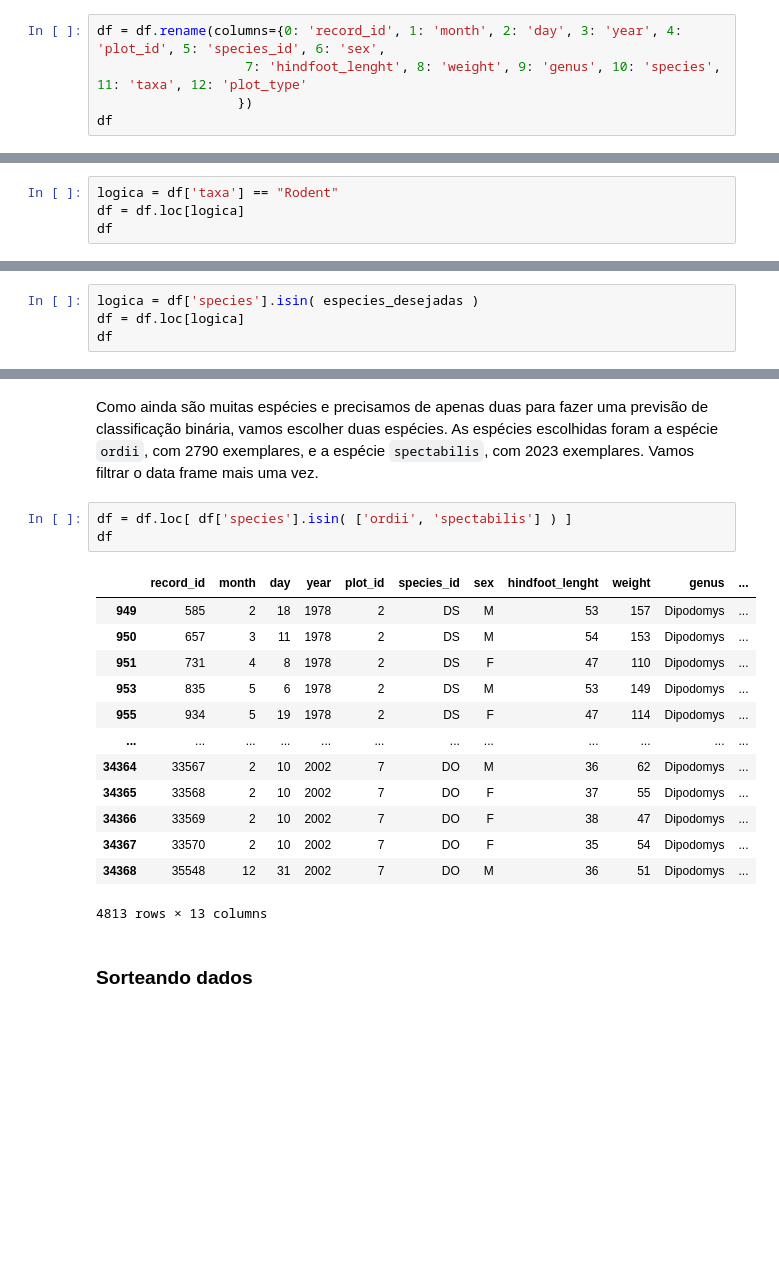
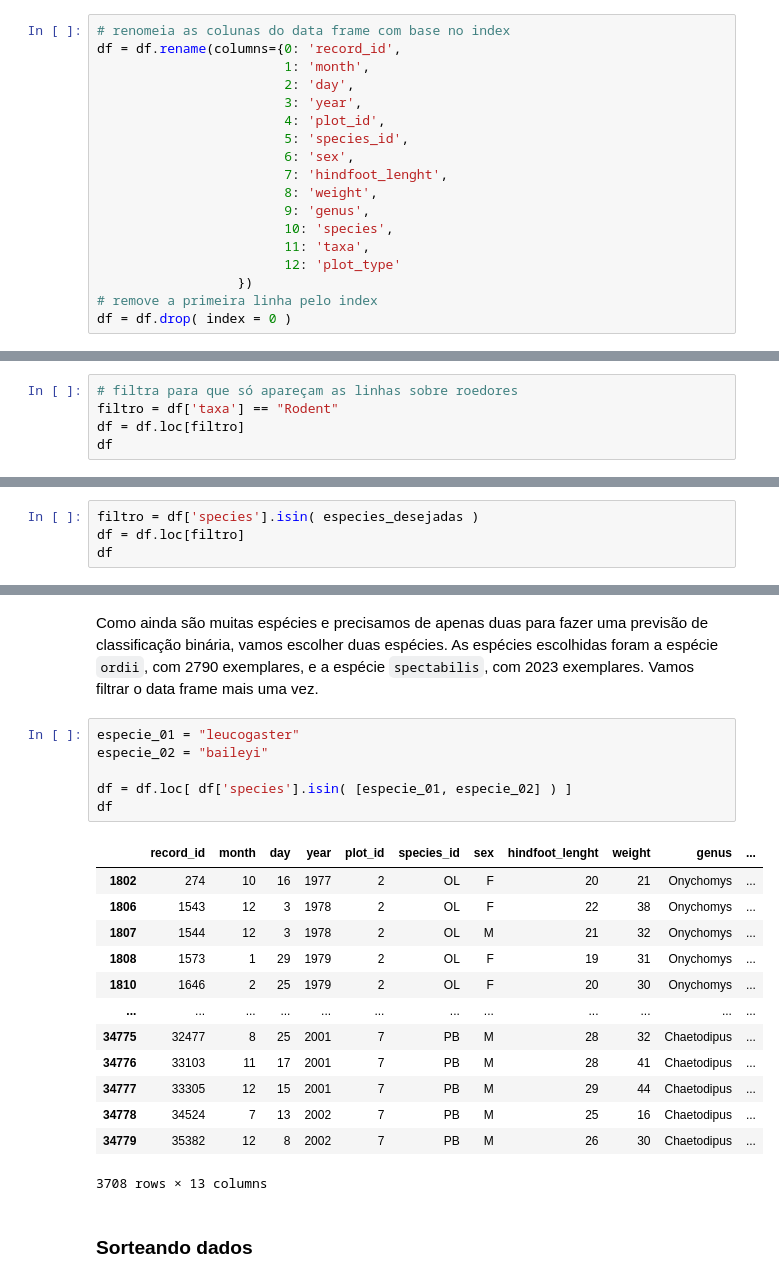
Before and after one commit to helocano/cubo-gelatinoso, a Jupyter notebook: CuboGelatinoso_HeloisaCano.ipynb, the cells around one changed output, grey strips where cells are left out. Saved outputs shown, nothing was run; the diff lists cells and outputs as text; blank space fills up the shorter version.

```diff
--- a/CuboGelatinoso_HeloisaCano.ipynb
+++ b/CuboGelatinoso_HeloisaCano.ipynb
@@ -115,5 +142,18 @@ Agora que lemos o arquivo, podemos perceber que as colunas estão com números c
 # %%
-df = df.rename(columns={0: 'record_id', 1: 'month', 2: 'day', 3: 'year', 4: 'plot_id', 5: 'species_id', 6: 'sex',
-                   7: 'hindfoot_lenght', 8: 'weight', 9: 'genus', 10: 'species', 11: 'taxa', 12: 'plot_type'
+# renomeia as colunas do data frame com base no index
+df = df.rename(columns={0: 'record_id',
+                        1: 'month',
+                        2: 'day',
+                        3: 'year',
+                        4: 'plot_id',
+                        5: 'species_id',
+                        6: 'sex',
+                        7: 'hindfoot_lenght',
+                        8: 'weight',
+                        9: 'genus',
+                        10: 'species',
+                        11: 'taxa',
+                        12: 'plot_type'
                   })
-df
+# remove a primeira linha pelo index
+df = df.drop( index = 0 )
@@ -155,6 +202,7 @@ Como nós vamos trabalhar apenas com roedores, vamos filtrar o data frame para q
 # %%
-logica = df['taxa'] == "Rodent"
-df = df.loc[logica]
+# filtra para que só apareçam as linhas sobre roedores
+filtro = df['taxa'] == "Rodent"
+df = df.loc[filtro]
 df
 # %% [output]
 |  | record_id | month | day | year | plot_id | species_id | sex | hindfoot_lenght | weight | genus | ... |
@@ -211,6 +285,6 @@ Utilizamos o método `isin()` [2] para filtrar apenas as espécies que estejam d
 # %%
-logica = df['species'].isin( especies_desejadas )
-df = df.loc[logica]
+filtro = df['species'].isin( especies_desejadas )
+df = df.loc[filtro]
 df
 # %% [output]
 |  | record_id | month | day | year | plot_id | species_id | sex | hindfoot_lenght | weight | genus | ... |
@@ -251,22 +437,25 @@ Name: count, dtype: int64
 # %% [markdown]
 Como ainda são muitas espécies e precisamos de apenas duas para fazer uma previsão de classificação binária, vamos escolher duas espécies. As espécies escolhidas foram a espécie `ordii`, com 2790 exemplares, e a espécie `spectabilis`, com 2023 exemplares. Vamos filtrar o data frame mais uma vez.
 # %%
-df = df.loc[ df['species'].isin( ['ordii', 'spectabilis'] ) ]
+especie_01 = "leucogaster"
+especie_02 = "baileyi"
+
+df = df.loc[ df['species'].isin( [especie_01, especie_02] ) ]
 df
 # %% [output]
 |  | record_id | month | day | year | plot_id | species_id | sex | hindfoot_lenght | weight | genus | ... |
-| 949 | 585 | 2 | 18 | 1978 | 2 | DS | M | 53 | 157 | Dipodomys | ... |
-| 950 | 657 | 3 | 11 | 1978 | 2 | DS | M | 54 | 153 | Dipodomys | ... |
-| 951 | 731 | 4 | 8 | 1978 | 2 | DS | F | 47 | 110 | Dipodomys | ... |
-| 953 | 835 | 5 | 6 | 1978 | 2 | DS | M | 53 | 149 | Dipodomys | ... |
-| 955 | 934 | 5 | 19 | 1978 | 2 | DS | F | 47 | 114 | Dipodomys | ... |
+| 1802 | 274 | 10 | 16 | 1977 | 2 | OL | F | 20 | 21 | Onychomys | ... |
+| 1806 | 1543 | 12 | 3 | 1978 | 2 | OL | F | 22 | 38 | Onychomys | ... |
+| 1807 | 1544 | 12 | 3 | 1978 | 2 | OL | M | 21 | 32 | Onychomys | ... |
+| 1808 | 1573 | 1 | 29 | 1979 | 2 | OL | F | 19 | 31 | Onychomys | ... |
+| 1810 | 1646 | 2 | 25 | 1979 | 2 | OL | F | 20 | 30 | Onychomys | ... |
 | ... | ... | ... | ... | ... | ... | ... | ... | ... | ... | ... | ... |
-| 34364 | 33567 | 2 | 10 | 2002 | 7 | DO | M | 36 | 62 | Dipodomys | ... |
-| 34365 | 33568 | 2 | 10 | 2002 | 7 | DO | F | 37 | 55 | Dipodomys | ... |
-| 34366 | 33569 | 2 | 10 | 2002 | 7 | DO | F | 38 | 47 | Dipodomys | ... |
-| 34367 | 33570 | 2 | 10 | 2002 | 7 | DO | F | 35 | 54 | Dipodomys | ... |
-| 34368 | 35548 | 12 | 31 | 2002 | 7 | DO | M | 36 | 51 | Dipodomys | ... |
+| 34775 | 32477 | 8 | 25 | 2001 | 7 | PB | M | 28 | 32 | Chaetodipus | ... |
+| 34776 | 33103 | 11 | 17 | 2001 | 7 | PB | M | 28 | 41 | Chaetodipus | ... |
+| 34777 | 33305 | 12 | 15 | 2001 | 7 | PB | M | 29 | 44 | Chaetodipus | ... |
+| 34778 | 34524 | 7 | 13 | 2002 | 7 | PB | M | 25 | 16 | Chaetodipus | ... |
+| 34779 | 35382 | 12 | 8 | 2002 | 7 | PB | M | 26 | 30 | Chaetodipus | ... |
-4813 rows × 13 columns
+3708 rows × 13 columns
 # %% [markdown]
 ### Sorteando dados
 # %% [markdown]
```
Also changed, not shown: parts of 46 cells of this notebook.
